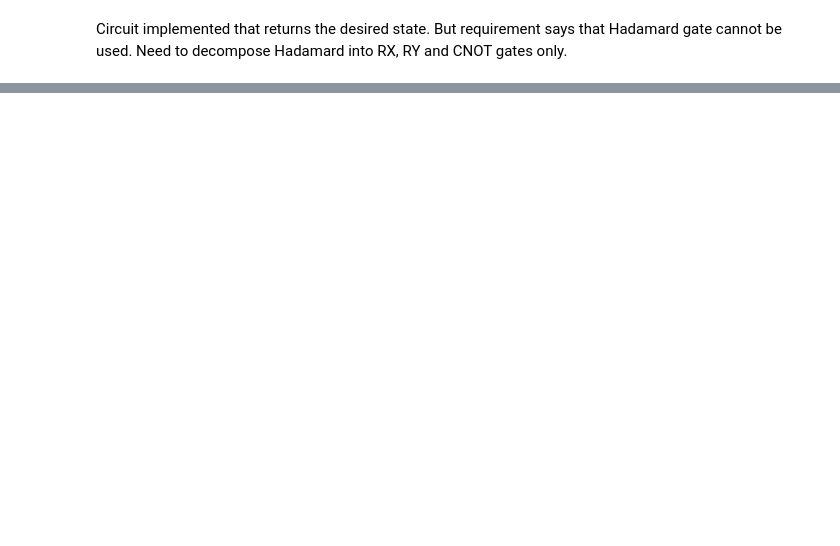
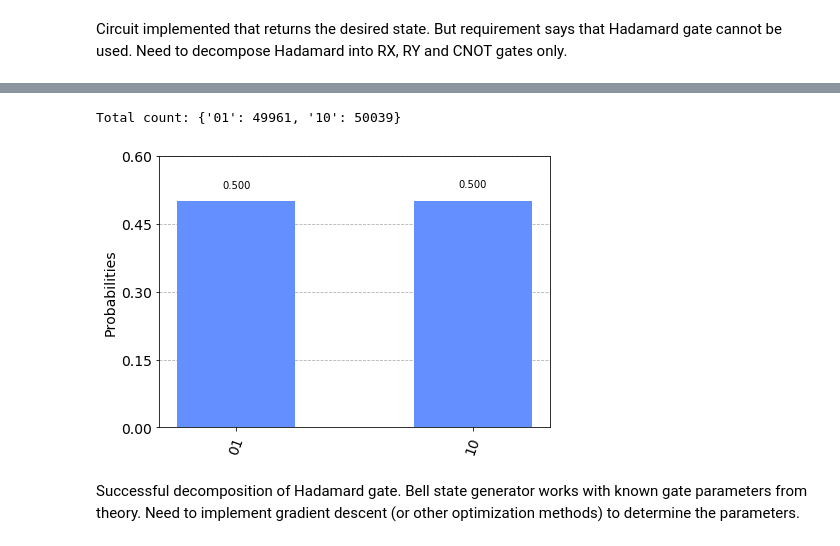
Before and after one commit to PikminGuy/bell-state, a Jupyter notebook: qosf_task2.ipynb, the cells around one changed output, grey strips where cells are left out. Saved outputs shown, nothing was run; the diff lists cells and outputs as text; code cells hidden in the pictures; blank space fills up the shorter version.

```diff
--- a/qosf_task2.ipynb
+++ b/qosf_task2.ipynb
@@ -112,0 +168,9 @@ Circuit implemented that returns the desired state. But requirement says that Ha
+# %%
+#Run circuit on backend and output results
+num_shots = 100000
+runBackend(circ, num_shots)
+# %% [output]
+Total count: {'01': 49961, '10': 50039}
+[figure, added]
+# %% [markdown]
+Successful decomposition of Hadamard gate. Bell state generator works with known gate parameters from theory. Need to implement gradient descent (or other optimization methods) to determine the parameters.
```
Also changed, not shown: parts of 6 cells of this notebook, 2 other files.
